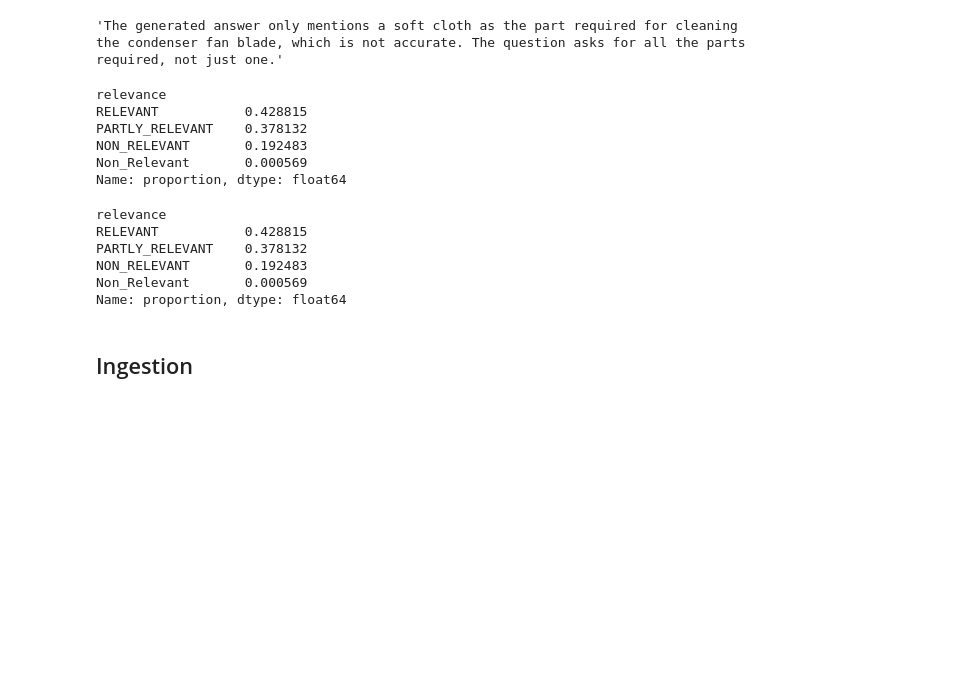
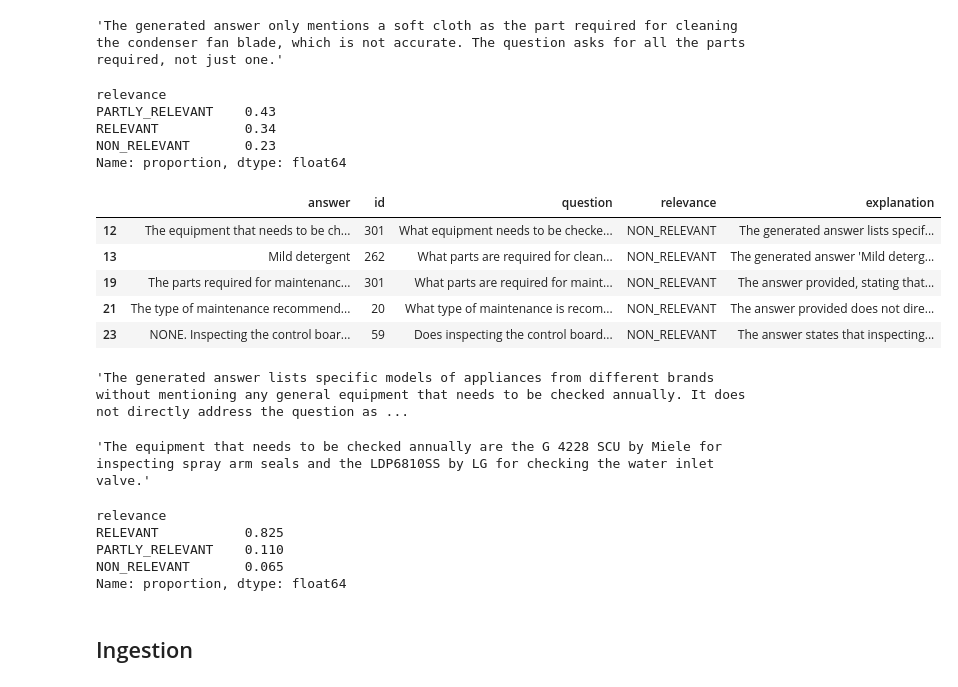
Before and after one commit to aashalabi/tek_buddy, a Jupyter notebook: notebooks/Evaluation_data_generation.ipynb, the cells around one changed output. Drawn from its saved outputs; the diff is of its cells as text; code cells hidden in the pictures; blank space fills up the shorter version.

```diff
--- a/notebooks/Evaluation_data_generation.ipynb
+++ b/notebooks/Evaluation_data_generation.ipynb
@@ -656,6 +657,30 @@ df_eval.to_csv('../data/rag-eval-gpt-3.5-turbo_all.csv', index=False)
 df_sample = df_question.sample(n=200, random_state=1)
 # %%
 sample = df_sample.to_dict(orient='records')
+# %%
+prompt3_template = """
+You are an expert evaluator for a Retrieval-Augmented Generation (RAG) system.
+Your task is to analyze the relevance of the generated answer to the given question.
+Based on the relevance of the generated answer, you will classify it
+as "NON_RELEVANT", "PARTLY_RELEVANT", or "RELEVANT".
+
+Please classify valid company names as "RELEVANT" answer.
+Please consider part or parts required as "RELEVANT".
+Please consider answer "RELEVANT" as long answer doesn't conflict with technical facts about the machine.
+
+Here is the data for evaluation:
+
+Question: {question}
+Generated Answer: {answer_llm}
+
+Please analyze the content and context of the generated answer in relation to the question
+and provide your evaluation in parsable JSON without using code blocks:
+
+{{
+  "Relevance": "NON_RELEVANT" | "PARTLY_RELEVANT" | "RELEVANT",
+  "Explanation": "[Provide a brief explanation for your evaluation]"
+}}
+""".strip()
 # %%
 evaluations_sample = []
 
@@ -663,7 +688,7 @@ for record in sample:
     question = record['question']
     answer_llm = rag(question, client)
 
-    prompt = prompt2_template.format(
+    prompt = prompt3_template.format(
         question=question,
         answer_llm=answer_llm
     )
@@ -684,14 +709,30 @@ df_eval_sample['explanation'] = df_eval_sample.evaluation.apply(lambda d: d['Exp
 del df_eval_sample['record']
 del df_eval_sample['evaluation']
 # %%
-df_eval.relevance.value_counts(normalize=True)
+df_eval_sample.relevance.value_counts(normalize=True)
 # %% [output]
 relevance
-RELEVANT           0.428815
-PARTLY_RELEVANT    0.378132
-NON_RELEVANT       0.192483
-Non_Relevant       0.000569
+PARTLY_RELEVANT    0.43
+RELEVANT           0.34
+NON_RELEVANT       0.23
 Name: proportion, dtype: float64
+# %%
+df_eval_sample[df_eval_sample.relevance == 'NON_RELEVANT'].head()
+# %% [output]
+|  | answer | id | question | relevance | explanation |
+| 12 | The equipment that needs to be ch... | 301 | What equipment needs to be checke... | NON_RELEVANT | The generated answer lists specif... |
+| 13 | Mild detergent | 262 | What parts are required for clean... | NON_RELEVANT | The generated answer 'Mild deterg... |
+| 19 | The parts required for maintenanc... | 301 | What parts are required for maint... | NON_RELEVANT | The answer provided, stating that... |
+| 21 | The type of maintenance recommend... | 20 | What type of maintenance is recom... | NON_RELEVANT | The answer provided does not dire... |
+| 23 | NONE. Inspecting the control boar... | 59 | Does inspecting the control board... | NON_RELEVANT | The answer states that inspecting... |
+# %%
+df_eval_sample[df_eval_sample.relevance == 'NON_RELEVANT'].loc[12]['explanation']
+# %% [output]
+'The generated answer lists specific models of appliances from different brands without mentioning any general equipment that needs to be checked annually. It does not directly address the question as ...
+# %%
+df_eval_sample[df_eval_sample.relevance == 'NON_RELEVANT'].loc[12]['answer']
+# %% [output]
+'The equipment that needs to be checked annually are the G 4228 SCU by Miele for inspecting spray arm seals and the LDP6810SS by LG for checking the water inlet valve.'
 # %%
 evaluations_sample_4mini = []
 
@@ -720,13 +761,12 @@ df_eval_sample4mini['explanation'] = df_eval_sample4mini.evaluation.apply(lambda
 del df_eval_sample4mini['record']
 del df_eval_sample4mini['evaluation']
 # %%
-df_eval.relevance.value_counts(normalize=True)
+df_eval_sample4mini.relevance.value_counts(normalize=True)
 # %% [output]
 relevance
-RELEVANT           0.428815
-PARTLY_RELEVANT    0.378132
-NON_RELEVANT       0.192483
-Non_Relevant       0.000569
+RELEVANT           0.825
+PARTLY_RELEVANT    0.110
+NON_RELEVANT       0.065
 Name: proportion, dtype: float64
 # %% [markdown]
 ## Ingestion
```
Also changed, not shown: parts of 3 cells of this notebook, 2 other files.
